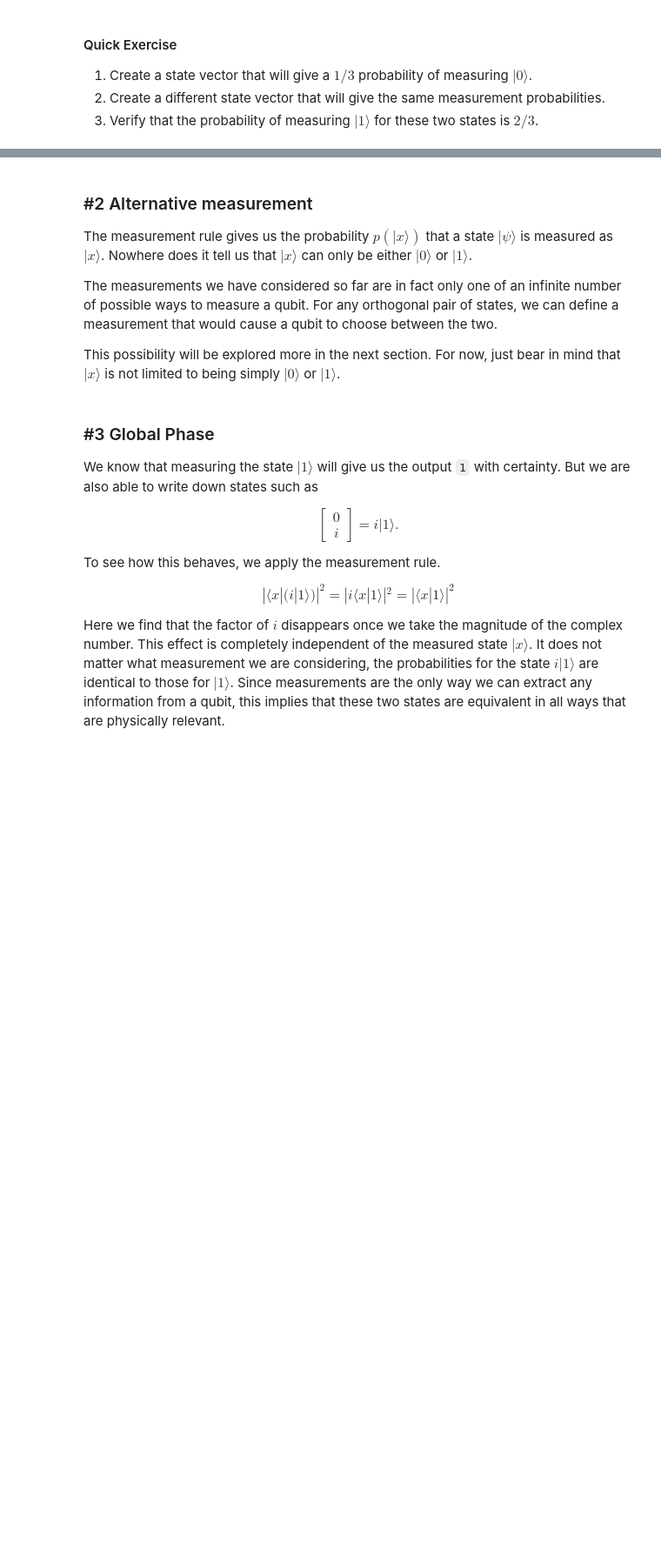
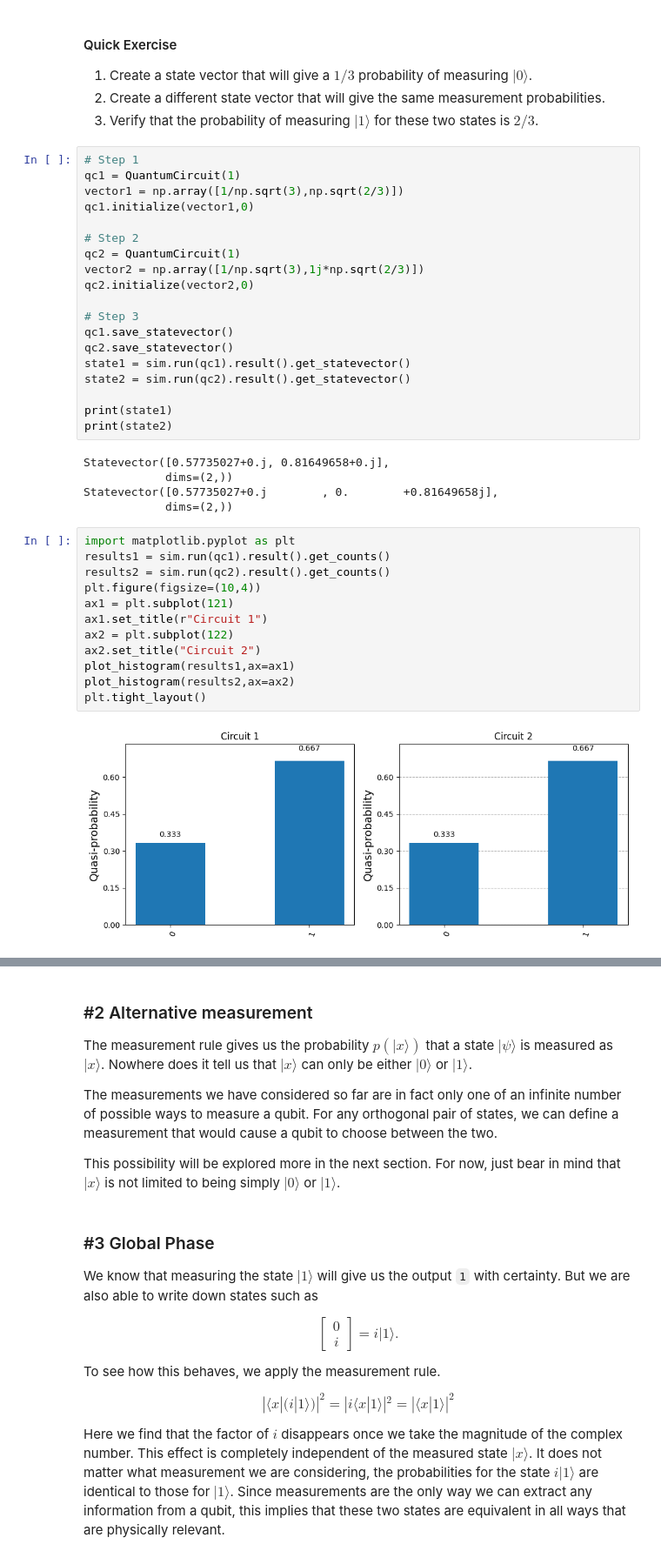
Before and after one commit to tanguyyyy/quantum_computing_psl_week, a Jupyter notebook: Lecture 1/01_1_Bloch_sphere_Gates.ipynb, the cells around one changed output, grey strips where cells are left out. Shown: that part at 87% size. Drawn from its saved outputs; the diff is of its cells as text; blank space fills up the shorter version.

```diff
--- a/Lecture 1/01_1_Bloch_sphere_Gates.ipynb
+++ b/Lecture 1/01_1_Bloch_sphere_Gates.ipynb
@@ -273,3 +289,41 @@ qc.initialize(vector, 0)
 1. Create a state vector that will give a $1/3$ probability of measuring $|0\rangle$.
 2. Create a different state vector that will give the same measurement probabilities.
 3. Verify that the probability of measuring $|1\rangle$ for these two states is $2/3$.
+# %%
+# Step 1
+qc1 = QuantumCircuit(1)
+vector1 = np.array([1/np.sqrt(3),np.sqrt(2/3)])
+qc1.initialize(vector1,0)
+
+# Step 2
+qc2 = QuantumCircuit(1)
+vector2 = np.array([1/np.sqrt(3),1j*np.sqrt(2/3)])
+qc2.initialize(vector2,0)
+
+# Step 3
+qc1.save_statevector()
+qc2.save_statevector()
+state1 = sim.run(qc1).result().get_statevector()
+state2 = sim.run(qc2).result().get_statevector()
+
+print(state1)
+print(state2)
+# %% [output]
+Statevector([0.57735027+0.j, 0.81649658+0.j],
+            dims=(2,))
+Statevector([0.57735027+0.j        , 0.        +0.81649658j],
+            dims=(2,))
+# %%
+import matplotlib.pyplot as plt
+results1 = sim.run(qc1).result().get_counts()
+results2 = sim.run(qc2).result().get_counts()
+plt.figure(figsize=(10,4))
+ax1 = plt.subplot(121)
+ax1.set_title(r"Circuit 1")
+ax2 = plt.subplot(122)
+ax2.set_title("Circuit 2")
+plot_histogram(results1,ax=ax1)
+plot_histogram(results2,ax=ax2)
+plt.tight_layout()
+# %% [output]
+[figure, added]
```
Also changed, not shown: parts of 30 cells of this notebook, 1 other file.
